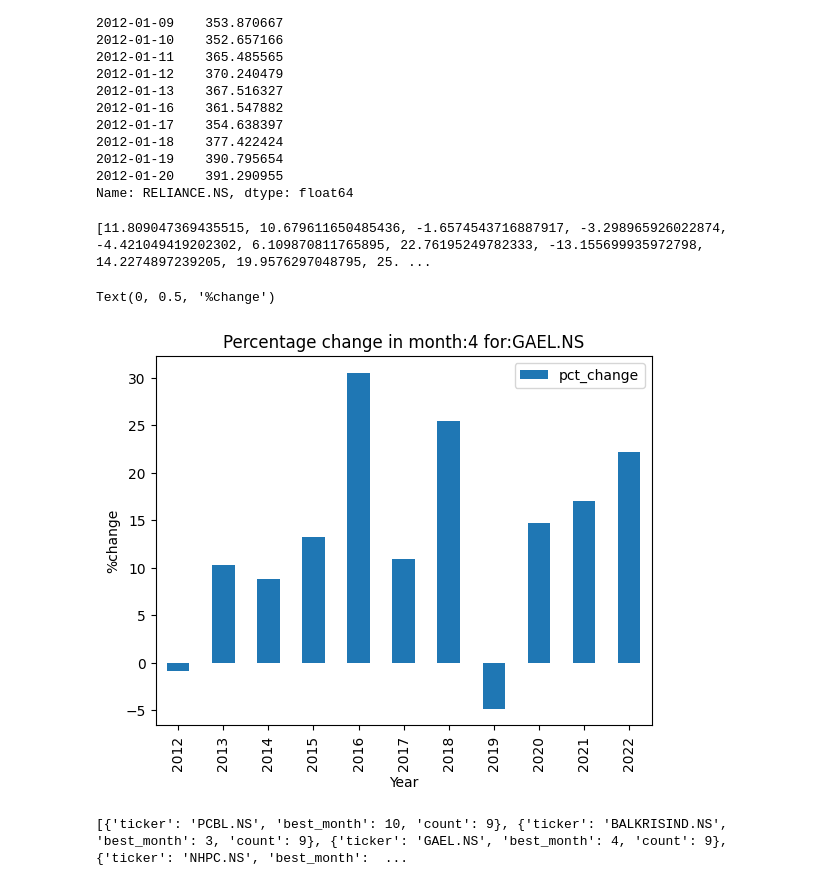
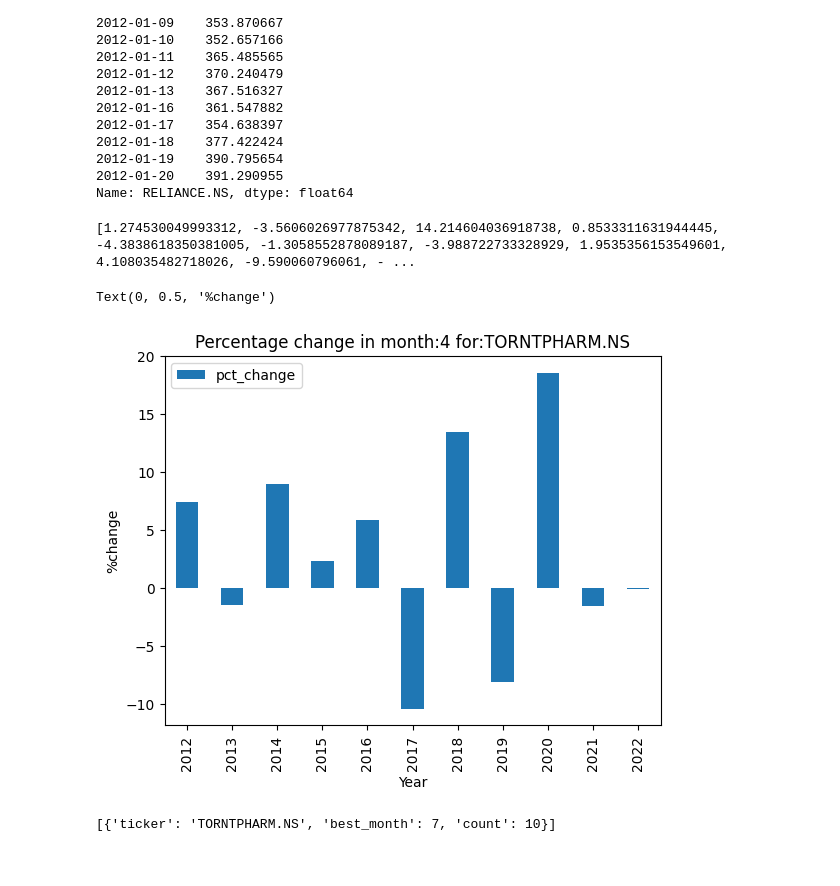
Before and after one commit to 345ishaan/algorithmic_trading, a Jupyter notebook: Stock_Mode_Analysis.ipynb, the cells around one changed output. Drawn from its saved outputs; the diff is of its cells as text; code cells hidden in the pictures.

```diff
--- a/Stock_Mode_Analysis.ipynb
+++ b/Stock_Mode_Analysis.ipynb
@@ -55,7 +55,7 @@ def tickers_in_index(url_path):
 #@title Params
 start_year = 2012 #@param {type:"integer"}
 end_year = 2022 #@param {type:"integer"}
-index_name = 'NIFTY_MIDSMALLCAP_400' #@param
+index_name = 'NIFTY_LARGEMIDCAP_250' #@param
 # %%
 stock_tickers = tickers_in_index(NSE_INDEX_TO_CSV[index_name])
 stock_tickers = list(map(lambda x : x +'.NS' , stock_tickers))
@@ -126,27 +126,27 @@ for stock in stock_tickers:
   PCT_DATA[stock]['month_ch'] = month_ch
   PCT_DATA[stock]['month_valid'] = month_valid
 # %%
-print(PCT_DATA['GAEL.NS']['month_ch'][1])
+print(PCT_DATA['TORNTPHARM.NS']['month_ch'][1])
 # %% [output]
-[11.809047369435515, 10.679611650485436, -1.6574543716887917, -3.298965926022874, -4.421049419202302, 6.109870811765895, 22.76195249782333, -13.155699935972798, 14.2274897239205, 19.9576297048795, 25. ...
+[1.274530049993312, -3.5606026977875342, 14.214604036918738, 0.8533311631944445, -4.3838618350381005, -1.3058552878089187, -3.988722733328929, 1.9535356153549601, 4.108035482718026, -9.590060796061, - ...
 # %%
 #@title Plot per month bar plot given stock symbol
 
-plot_stock_symbol = 'GAEL.NS' #@param {type:"string"}
+plot_stock_symbol = 'TORNTPHARM.NS' #@param {type:"string"}
 plot_month = 4 #@param
 plotdata = pd.DataFrame([{'pct_change': PCT_DATA[plot_stock_symbol]['month_ch'][plot_month][x], } for x,_ in enumerate(range(start_year, end_year + 1))],
                         index=[year for year in range(start_year, end_year + 1)])
 plotdata.plot(kind="bar")
 plt.title(f"Percentage change in month:{plot_month} for:{plot_stock_symbol}")
 plt.xlabel("Year")
 plt.ylabel("%change")
 # %% [output]
 Text(0, 0.5, '%change')
-[figure, old version]
+[figure, new version]
 # %%
 #@title Find stock months where PCT_Change > threshold more than x% of year range.
 
-YEAR_X = 0.9 #@param
+YEAR_X = 1.0 #@param
 PCT_THRESHOLD = 5 #@param
 MONTH_RANGE = range(1,13)
 FILTERED_STOCKS = []
@@ -168,4 +168,4 @@ for stock in PCT_DATA:
     FILTERED_STOCKS.append({'ticker': stock, 'best_month': max_month, 'count': max_num})
 print(FILTERED_STOCKS)
 # %% [output]
-[{'ticker': 'PCBL.NS', 'best_month': 10, 'count': 9}, {'ticker': 'BALKRISIND.NS', 'best_month': 3, 'count': 9}, {'ticker': 'GAEL.NS', 'best_month': 4, 'count': 9}, {'ticker': 'NHPC.NS', 'best_month':  ...
+[{'ticker': 'TORNTPHARM.NS', 'best_month': 7, 'count': 10}]
```
Also changed, not shown: parts of 2 cells of this notebook.
